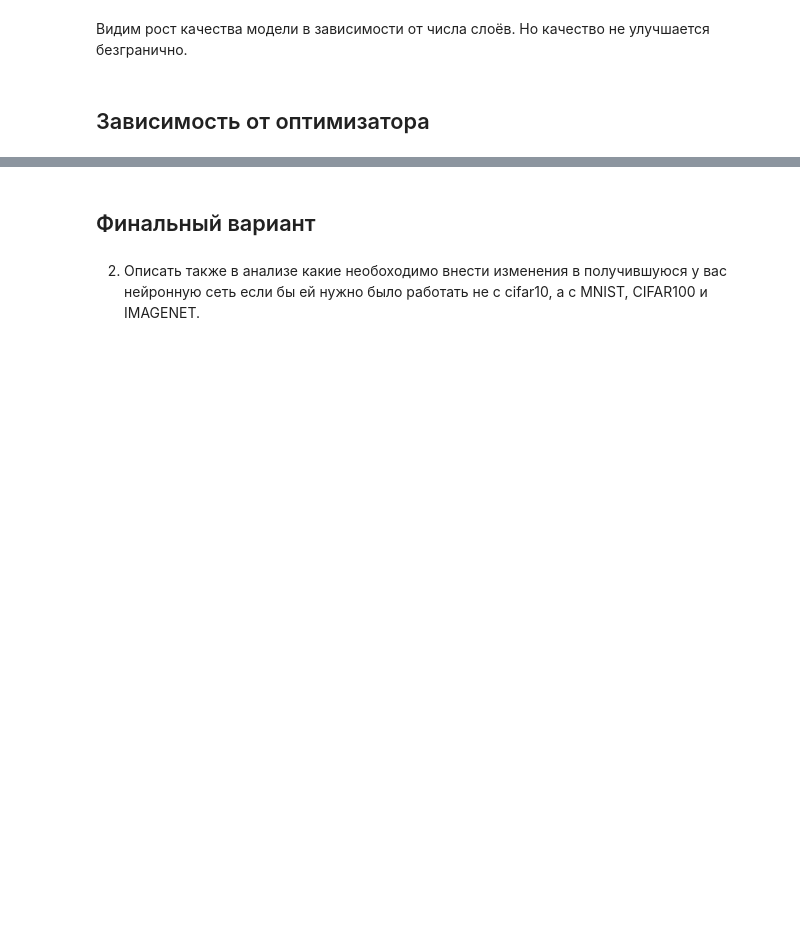
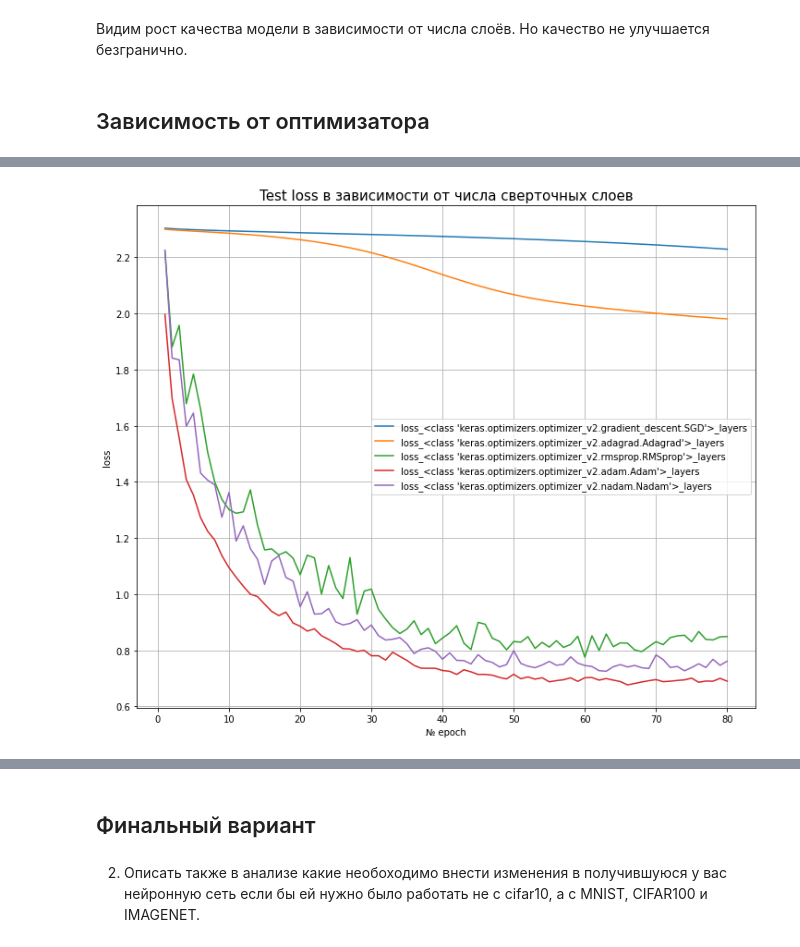
Before and after one commit to nedokormysh/GB_intro_NN, a Jupyter notebook: GB_NN_intro_hw_4.ipynb, the cells around one changed output, grey strips where cells are left out. Saved outputs shown, nothing was run; the diff lists cells and outputs as text; code cells hidden in the pictures; blank space fills up the shorter version.

```diff
--- a/GB_NN_intro_hw_4.ipynb
+++ b/GB_NN_intro_hw_4.ipynb
@@ -326,2 +334,17 @@ plt.show()
+# %%
+n = 80
+x = np.arange(1, n + 1, 1)
+
+plt.figure(figsize=(12, 10))
+for optim in result_dict_loss:
+    plt.plot(x, result_dict_loss[optim], label=optim)
+plt.legend(loc='best')
+plt.grid()
+plt.xlabel('№ epoch')
+plt.ylabel('loss')
+plt.title('Test loss в зависимости от числа сверточных слоев', size=15)
+plt.show()
+# %% [output]
+[figure, added]
 # %%
 plt.figure(figsize=(12, 10))
```
Also changed, not shown: parts of 7 cells of this notebook.
